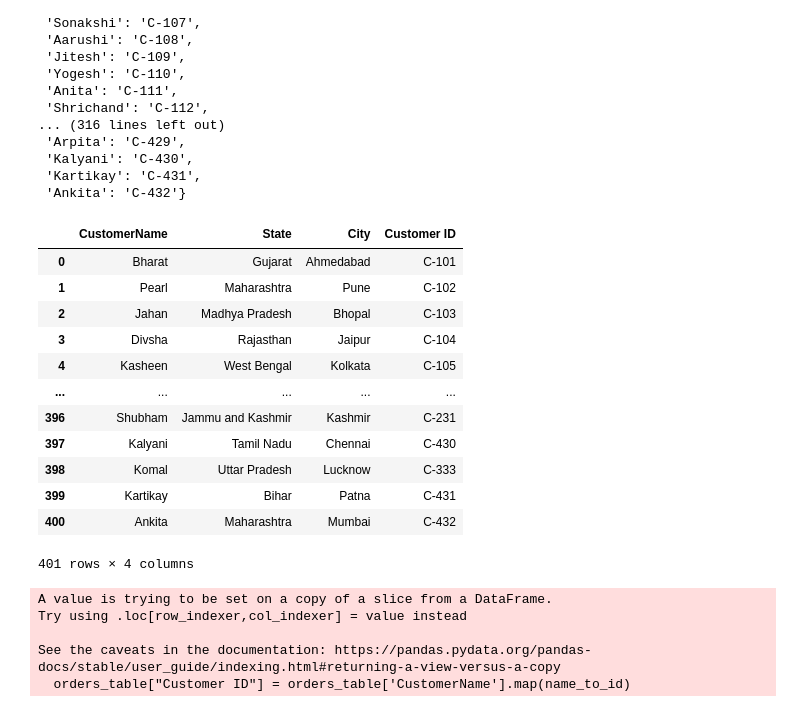
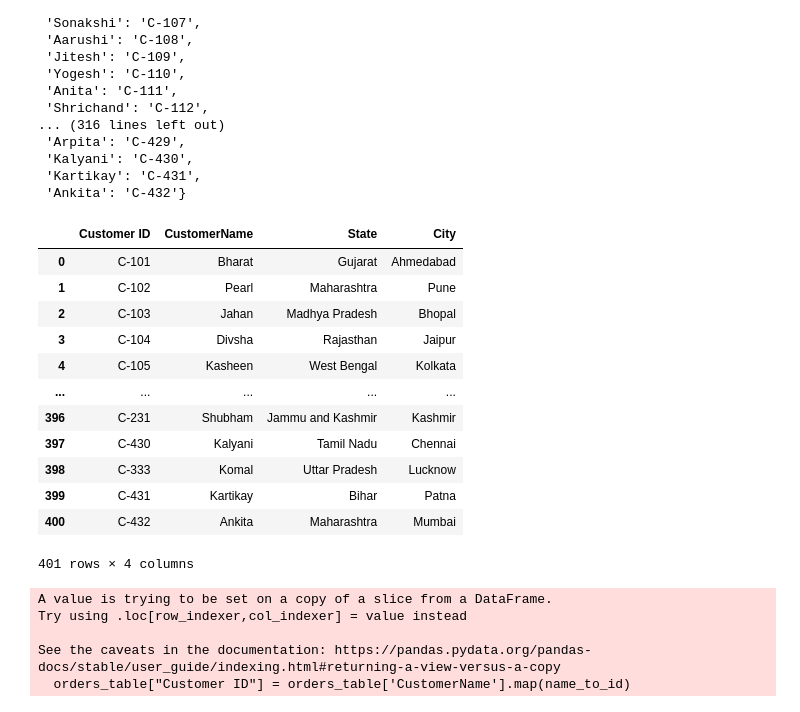
Before and after one commit to DeepVader/myProject4002, a Jupyter notebook: main.ipynb, the cells around one changed output. Saved outputs shown, nothing was run; the diff lists cells and outputs as text; code cells hidden in the pictures.

```diff
--- a/main.ipynb
+++ b/main.ipynb
@@ -1,5 +1,7 @@
 # %%
 import pandas as pd
+
+pd.options.display.float_format = "{:,.2f}".format
 # %% [markdown]
 # read data
 # %%
@@ -163,22 +165,23 @@ name_to_id
 # %%
 customers_df = orders_df[["CustomerName", "State", "City"]].drop_duplicates().reset_index(drop=True)
 
 customers_df["Customer ID"] = customers_df['CustomerName'].map(name_to_id)
 
+customers_df = customers_df[["Customer ID", "CustomerName", "State", "City"]]
 customers_df
 # %% [output]
-|  | CustomerName | State | City | Customer ID |
-| 0 | Bharat | Gujarat | Ahmedabad | C-101 |
-| 1 | Pearl | Maharashtra | Pune | C-102 |
-| 2 | Jahan | Madhya Pradesh | Bhopal | C-103 |
-| 3 | Divsha | Rajasthan | Jaipur | C-104 |
-| 4 | Kasheen | West Bengal | Kolkata | C-105 |
+|  | Customer ID | CustomerName | State | City |
+| 0 | C-101 | Bharat | Gujarat | Ahmedabad |
+| 1 | C-102 | Pearl | Maharashtra | Pune |
+| 2 | C-103 | Jahan | Madhya Pradesh | Bhopal |
+| 3 | C-104 | Divsha | Rajasthan | Jaipur |
+| 4 | C-105 | Kasheen | West Bengal | Kolkata |
 | ... | ... | ... | ... | ... |
-| 396 | Shubham | Jammu and Kashmir | Kashmir | C-231 |
-| 397 | Kalyani | Tamil Nadu | Chennai | C-430 |
-| 398 | Komal | Uttar Pradesh | Lucknow | C-333 |
-| 399 | Kartikay | Bihar | Patna | C-431 |
-| 400 | Ankita | Maharashtra | Mumbai | C-432 |
+| 396 | C-231 | Shubham | Jammu and Kashmir | Kashmir |
+| 397 | C-430 | Kalyani | Tamil Nadu | Chennai |
+| 398 | C-333 | Komal | Uttar Pradesh | Lucknow |
+| 399 | C-431 | Kartikay | Bihar | Patna |
+| 400 | C-432 | Ankita | Maharashtra | Mumbai |
 401 rows × 4 columns
 # %%
 orders_df["Customer ID"] = customers_df["Customer ID"]
```
Also changed, not shown: parts of 29 cells of this notebook, 9 other files.
